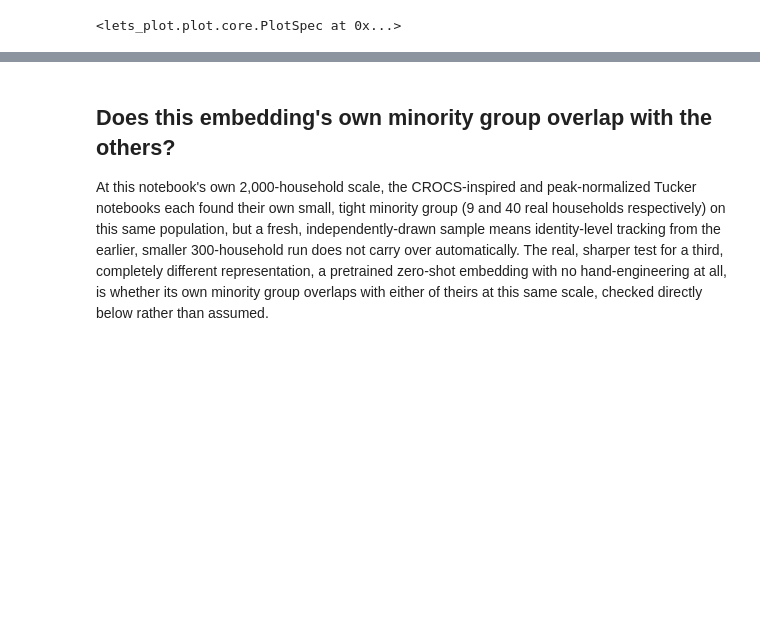
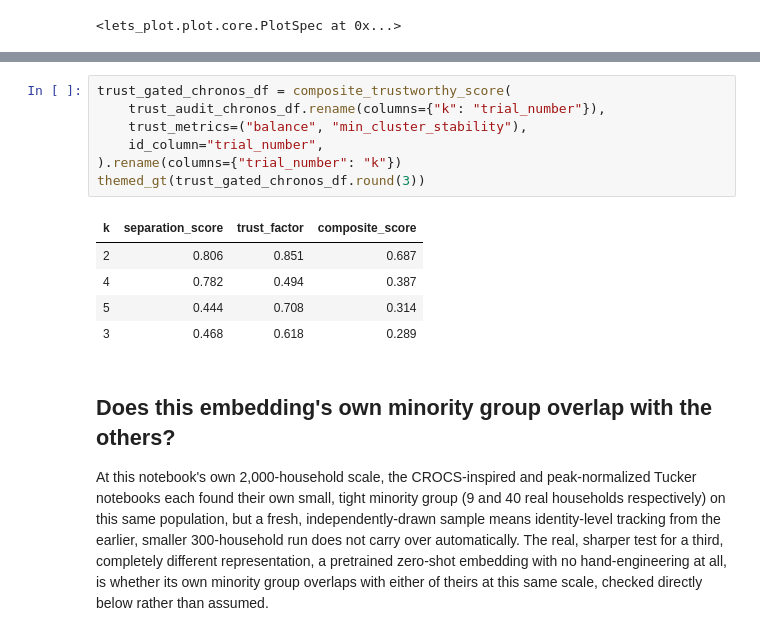
Before and after one commit to sambaiga/ml-energy-disaggregation, a Jupyter notebook: book/05-clustering/04-customer-feeder-clustering-goiener-chronos-embed-code.ipynb, the cells around one changed output, grey strips where cells are left out. Drawn from its saved outputs; the diff is of its cells as text; blank space fills up the shorter version.

```diff
--- a/book/05-clustering/04-customer-feeder-clustering-goiener-chronos-embed-code.ipynb
+++ b/book/05-clustering/04-customer-feeder-clustering-goiener-chronos-embed-code.ipynb
@@ -203,3 +220,16 @@ N_CLUSTERS chosen from the real silhouette maximum above: 2
+# %%
+trust_gated_chronos_df = composite_trustworthy_score(
+    trust_audit_chronos_df.rename(columns={"k": "trial_number"}),
+    trust_metrics=("balance", "min_cluster_stability"),
+    id_column="trial_number",
+).rename(columns={"trial_number": "k"})
+themed_gt(trust_gated_chronos_df.round(3))
+# %% [output]
+| k | separation_score | trust_factor | composite_score |
+| 2 | 0.806 | 0.851 | 0.687 |
+| 4 | 0.782 | 0.494 | 0.387 |
+| 5 | 0.444 | 0.708 | 0.314 |
+| 3 | 0.468 | 0.618 | 0.289 |
 # %% [markdown]
 ## Does this embedding's own minority group overlap with the others?
 
```
Also changed, not shown: parts of 10 cells of this notebook.
